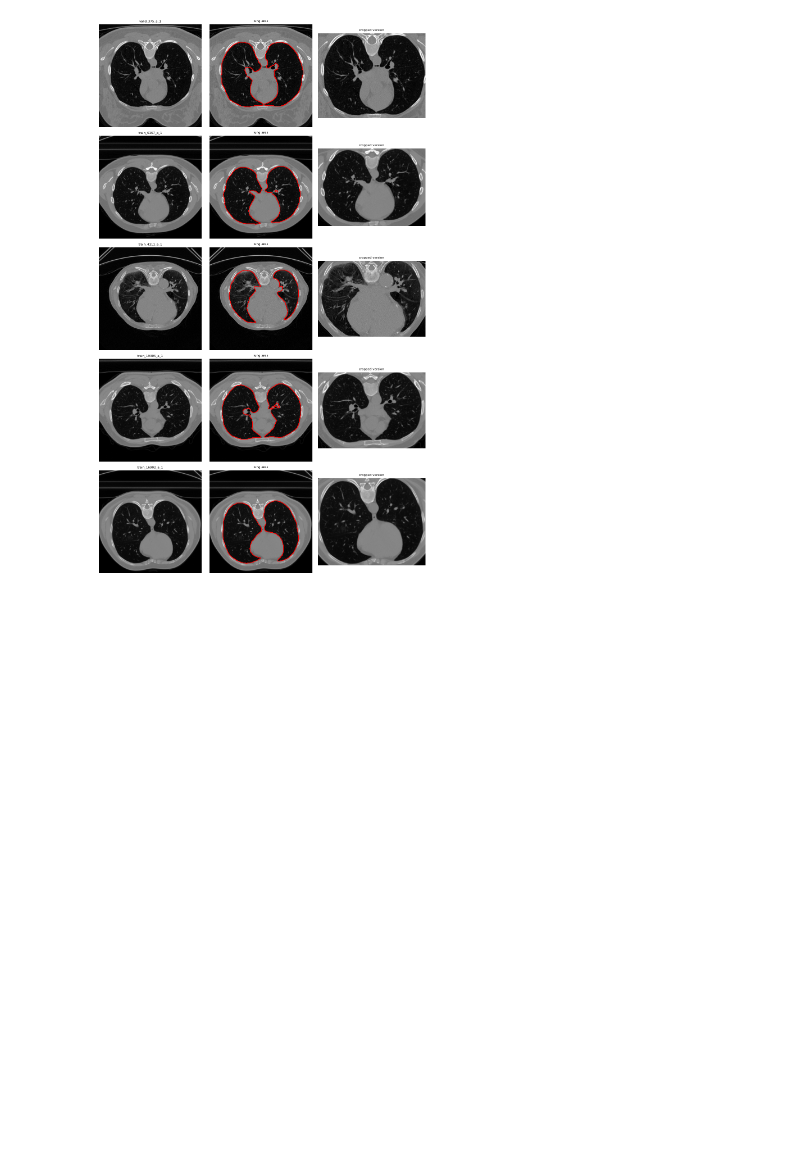
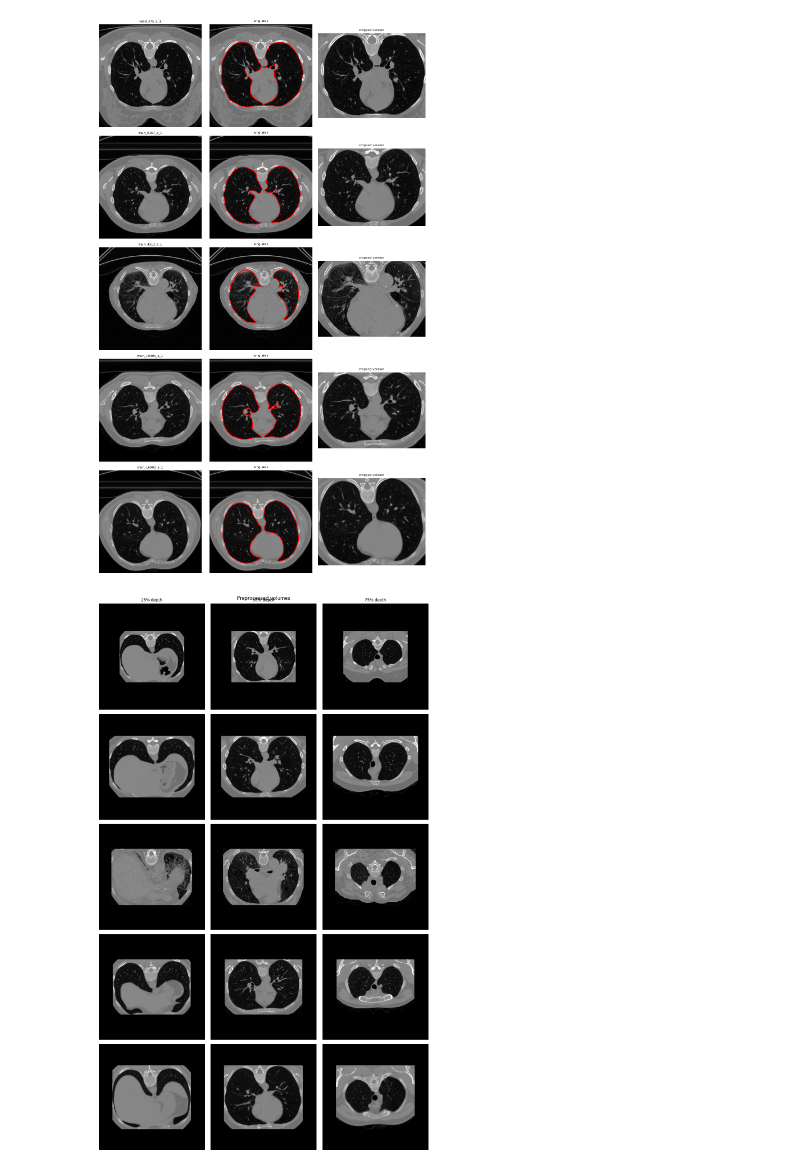
Before and after one commit to Fh-Hosseini/ct-anomaly-detection, a Jupyter notebook: analysis/segmentation_check.ipynb, the cells around one changed output. Saved outputs shown, nothing was run; the diff lists cells and outputs as text; code cells hidden in the pictures; blank space fills up the shorter version.

```diff
--- a/analysis/segmentation_check.ipynb
+++ b/analysis/segmentation_check.ipynb
@@ -82,3 +82,36 @@ train_4111_a_1: bbox={'x_min': 171, 'x_max': 920, 'y_min': 271, 'y_max': 799, 'z
 train_19305_a_1: bbox={'x_min': 44, 'x_max': 471, 'y_min': 88, 'y_max': 390, 'z_min': 8, 'z_max': 194}
 train_16902_a_1: bbox={'x_min': 60, 'x_max': 452, 'y_min': 44, 'y_max': 361, 'z_min': 50, 'z_max': 231}
 [figure]
+# %%
+
+PREPROCESSED_PATH = Path("/home/hpc/iwi5/iwi5437h/ct-anomaly-detection/data/processed/preprocessed")
+
+VOLUMES = [
+    "valid_375_a_1",
+    "train_6167_a_1",
+    "train_4111_a_1",
+    "train_19305_a_1",
+    "train_16902_a_1",
+]
+
+fig, axes = plt.subplots(5, 3, figsize=(12, 20))
+
+for i, volume_name in enumerate(VOLUMES):
+    volume = np.load(PREPROCESSED_PATH / f"{volume_name}.npz")["volume"]
+    depth = volume.shape[2]
+
+    for j, fraction in enumerate([0.25, 0.5, 0.75]):
+        z = int(depth * fraction)
+        axes[i, j].imshow(volume[:, :, z].T, cmap="gray", origin="lower")
+        axes[i, j].axis("off")
+        if i == 0:
+            axes[i, j].set_title(f"{int(fraction*100)}% depth", fontsize=10)
+        if j == 0:
+            axes[i, j].set_ylabel(volume_name, fontsize=8, rotation=0, labelpad=80)
+
+plt.suptitle("Preprocessed volumes", fontsize=12)
+plt.tight_layout()
+plt.savefig("/home/hpc/iwi5/iwi5437h/ct-anomaly-detection/analysis/preprocessed_volumes.png", dpi=150)
+plt.show()
+# %% [output]
+[figure, added]
```
Also changed, not shown: 11 other files.
